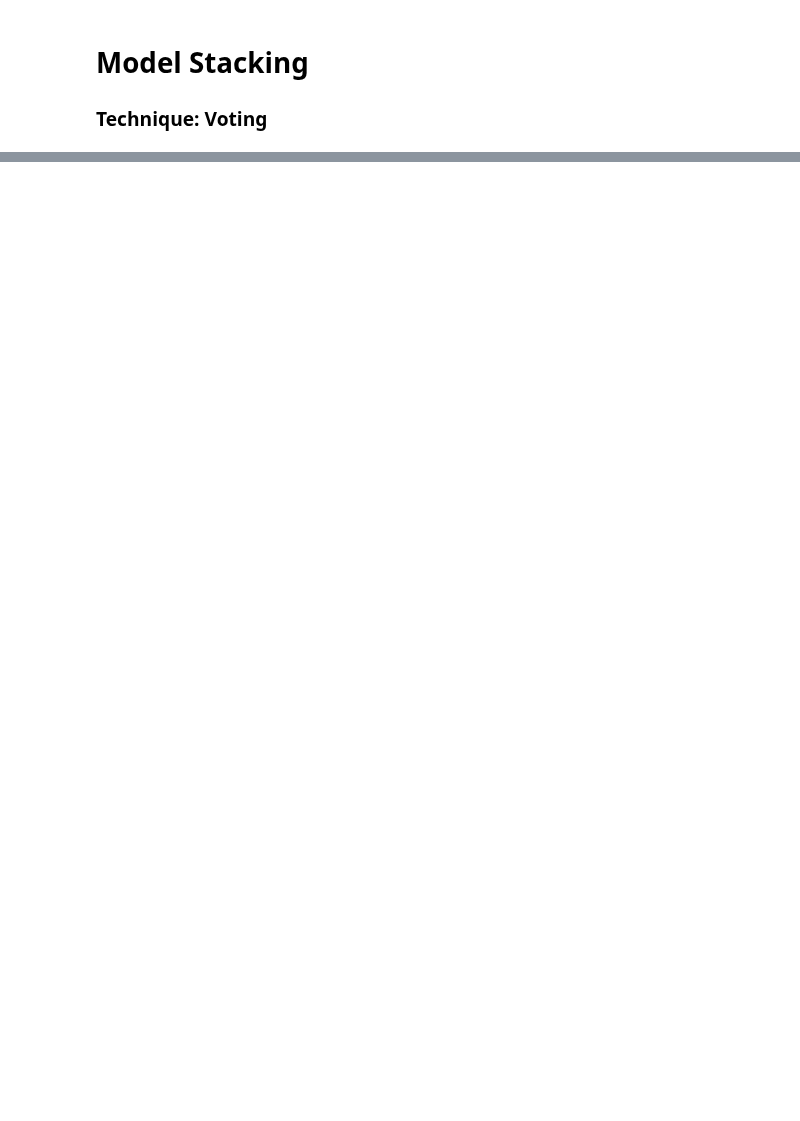
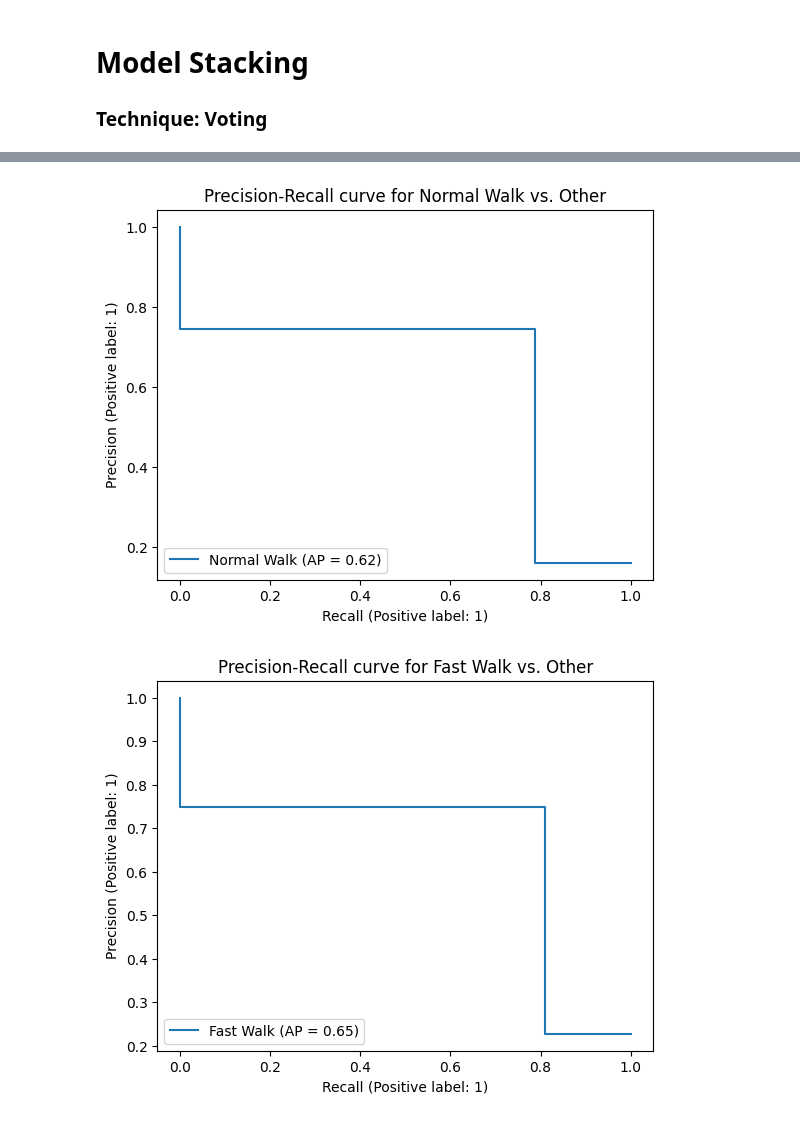
Before and after one commit to itsjustaksh/School, a Jupyter notebook: 4415/Assignment 3/Assignment_3_Group.ipynb, the cells around one changed output, grey strips where cells are left out. Saved outputs shown, nothing was run; the diff lists cells and outputs as text; code cells hidden in the pictures; blank space fills up the shorter version.

```diff
--- a/4415/Assignment 3/Assignment_3_Group.ipynb
+++ b/4415/Assignment 3/Assignment_3_Group.ipynb
@@ -303,0 +316,49 @@ vote_labels.to_csv('SYSC4415W23_A3_dataset/outputs.csv')
+# %%
+def convert_bin(label_list, pos_label):
+  conv_list = []
+  for idx in range(len(label_list)):
+    conv_list += [1 if label_list[idx] == pos_label else 0]
+  return conv_list
+
+# Normal Walk PR Curve
+true = convert_bin(vote_labels, 0)
+pred = convert_bin(testY.to_numpy(), 0)
+
+normal_pr = PrecisionRecallDisplay.from_predictions(pred, true, name="Normal Walk")
+normal = normal_pr.ax_.set_title("Precision-Recall curve for Normal Walk vs. Other")
+normal_pr.figure_.savefig('submission/normal_pr.png')
+
+# Fast Walk PR Curve
+true = convert_bin(vote_labels, 1)
+pred = convert_bin(testY.to_numpy(), 1)
+
+fast_pr = PrecisionRecallDisplay.from_predictions(pred, true, name="Fast Walk")
+fast = fast_pr.ax_.set_title("Precision-Recall curve for Fast Walk vs. Other")
+fast_pr.figure_.savefig('submission/fast_pr.png')
+
+# Ascent PR Curve
+true = convert_bin(vote_labels, 2)
+pred = convert_bin(testY.to_numpy(), 2)
+
+ascent_pr = PrecisionRecallDisplay.from_predictions(pred, true, name="Ascent PR")
+ascent = ascent_pr.ax_.set_title("Precision-Recall curve for Ascent vs. Other")
+ascent_pr.figure_.savefig('submission/ascent_pr.png')
+
+# Descent PR Curve
+true = convert_bin(vote_labels, 3)
+pred = convert_bin(testY.to_numpy(), 3)
+
+descent_pr = PrecisionRecallDisplay.from_predictions(pred, true, name="Descent PR")
+descent = descent_pr.ax_.set_title("Precision-Recall curve for Descent vs. Other")
+descent_pr.figure_.savefig('submission/descent_pr.png')
+
+# Jumping Jacks PR Curve
+true = convert_bin(vote_labels, 4)
+pred = convert_bin(testY.to_numpy(), 4)
+
+jump_pr = PrecisionRecallDisplay.from_predictions(pred, true, name="Jumping Jacks")
+jump = jump_pr.ax_.set_title("Precision-Recall curve for Jumping Jacks vs. Other")
+jump_pr.figure_.savefig('submission/jump_pr.png')
+# %% [output]
+[figure, added]
+[figure, added]
```
Also changed, not shown: parts of 12 cells of this notebook, 6 other files.
